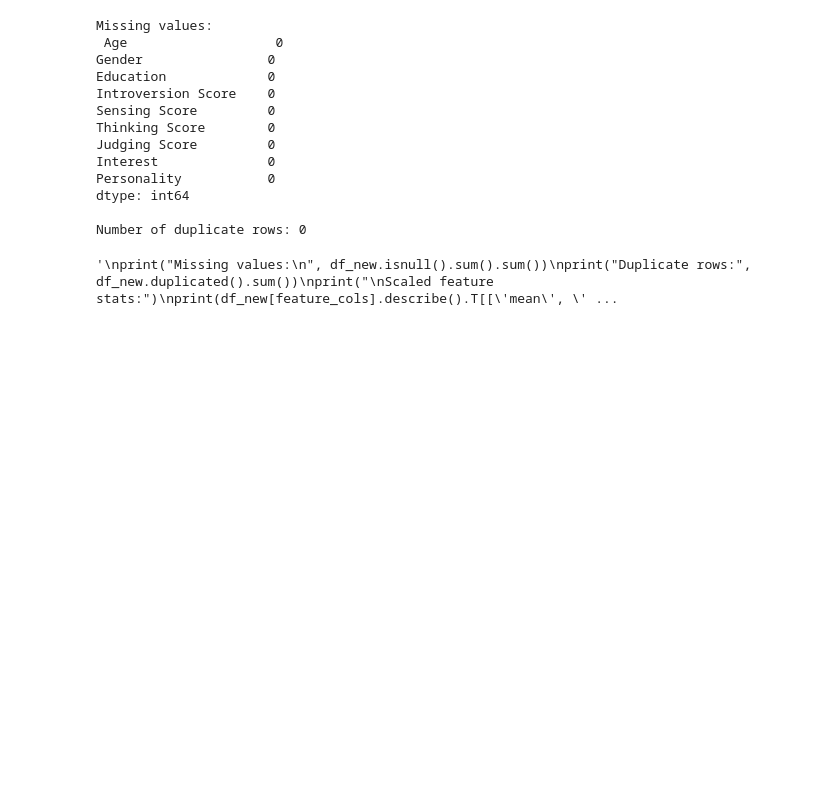
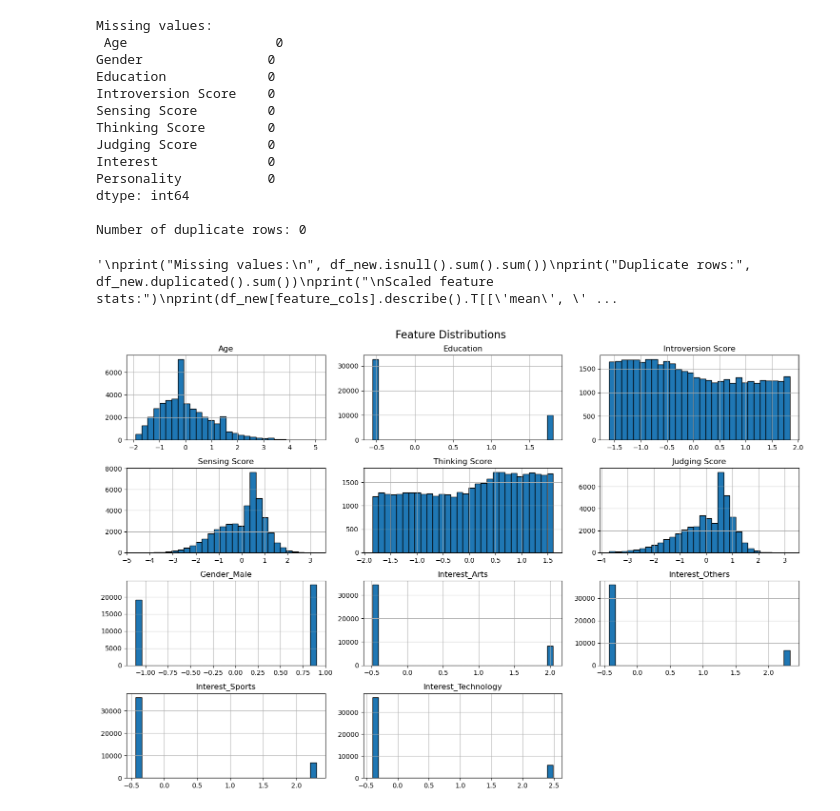
Before and after one commit to paripatel55/ML_Project, a Jupyter notebook: data.ipynb, the cells around one changed output. Drawn from its saved outputs; the diff is of its cells as text; code cells hidden in the pictures; blank space fills up the shorter version.

Commit message:
unsupervised analysis

```diff
--- a/data.ipynb
+++ b/data.ipynb
@@ -72,3 +72,15 @@ print(df_new.filter(like='Interest_').head())
 '''
 # %% [output]
 '\nprint("Missing values:\n", df_new.isnull().sum().sum())\nprint("Duplicate rows:", df_new.duplicated().sum())\nprint("\nScaled feature stats:")\nprint(df_new[feature_cols].describe().T[[\'mean\', \' ...
+# %%
+#unsupervised analysis
+import matplotlib.pyplot as plt
+import seaborn as sns
+
+# feature distribution plots - using histograms
+df_new[feature_cols].hist(bins=30, figsize=(15, 10), edgecolor='black')
+plt.suptitle("Feature Distributions", fontsize=16)
+plt.tight_layout()
+plt.show()
+# %% [output]
+[figure, added]
```
Also changed, not shown: parts of 19 cells of this notebook, 1 other file.
